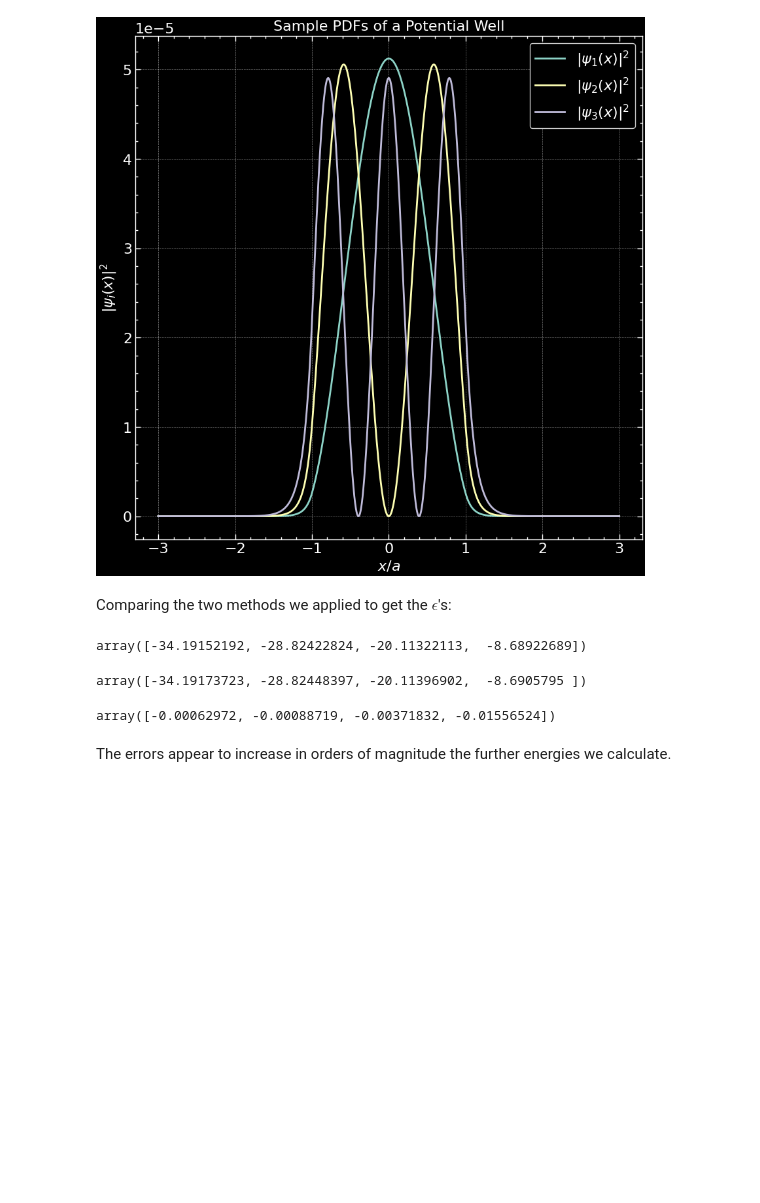
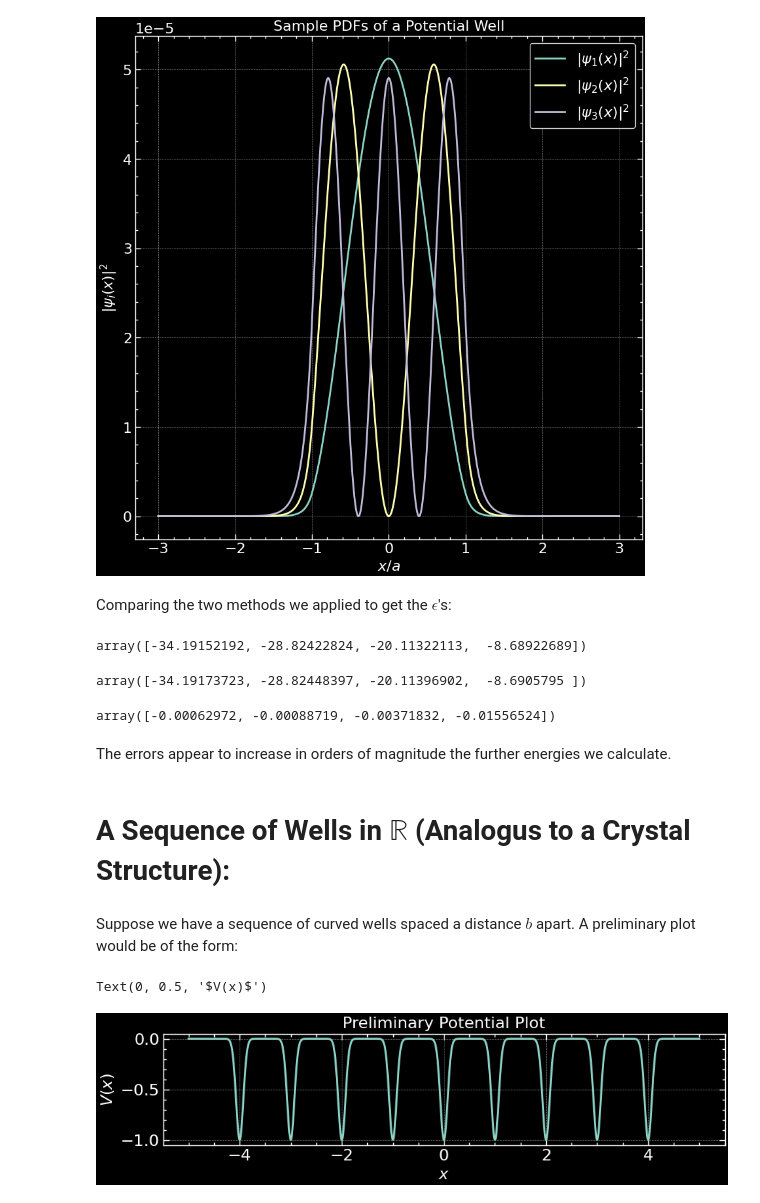
Before and after one commit to Siddhantshimpi/Siddhantshimpi, a Jupyter notebook: Physics/finite_square_well.ipynb, the cells around one changed output. Cells and saved outputs as stored; diff of their text form; code cells hidden in the pictures; blank space fills up the shorter version.

```diff
--- a/Physics/finite_square_well.ipynb
+++ b/Physics/finite_square_well.ipynb
@@ -170,3 +172,20 @@ errs
 array([-0.00062972, -0.00088719, -0.00371832, -0.01556524])
 # %% [markdown]
 The errors appear to increase in orders of magnitude the further energies we calculate.
+# %% [markdown]
+# A Sequence of Wells in $\mathbb R$ (Analogus to a Crystal Structure):
+# %% [markdown]
+Suppose we have a sequence of curved wells spaced a distance $b$ apart. A preliminary plot would be of the form:
+# %%
+x = np.linspace(-5, 5, 1000)
+V = np.sum([-np.exp(-(x - a) ** 2 / 0.01) for a in range(-4, 5)], axis = 0)
+
+plt.figure(figsize = (10, 2))
+plt.plot(x, V)
+
+plt.title('Preliminary Potential Plot')
+plt.xlabel(r'$x$')
+plt.ylabel(r'$V(x)$')
+# %% [output]
+Text(0, 0.5, '$V(x)$')
+[figure, added]
```
Also changed, not shown: parts of 36 cells of this notebook, 2 other files.
